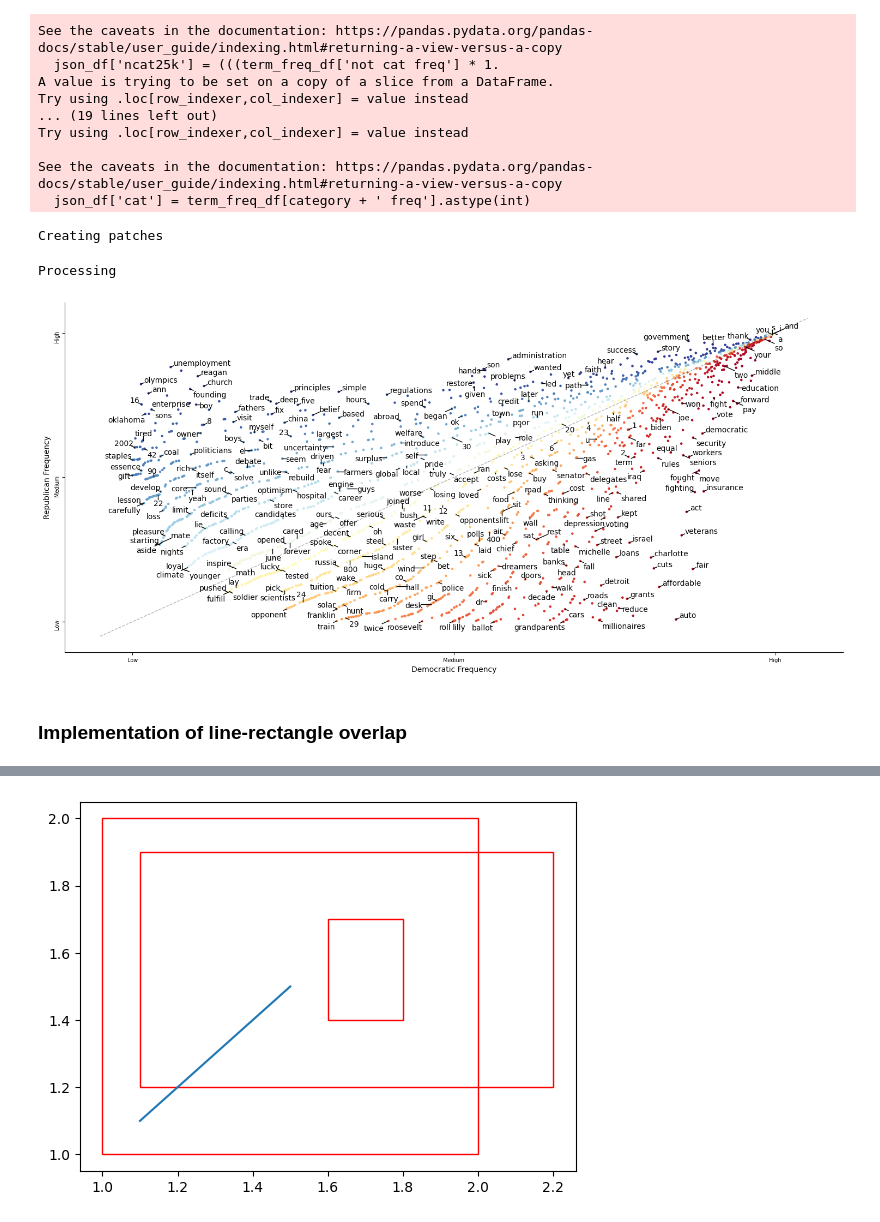
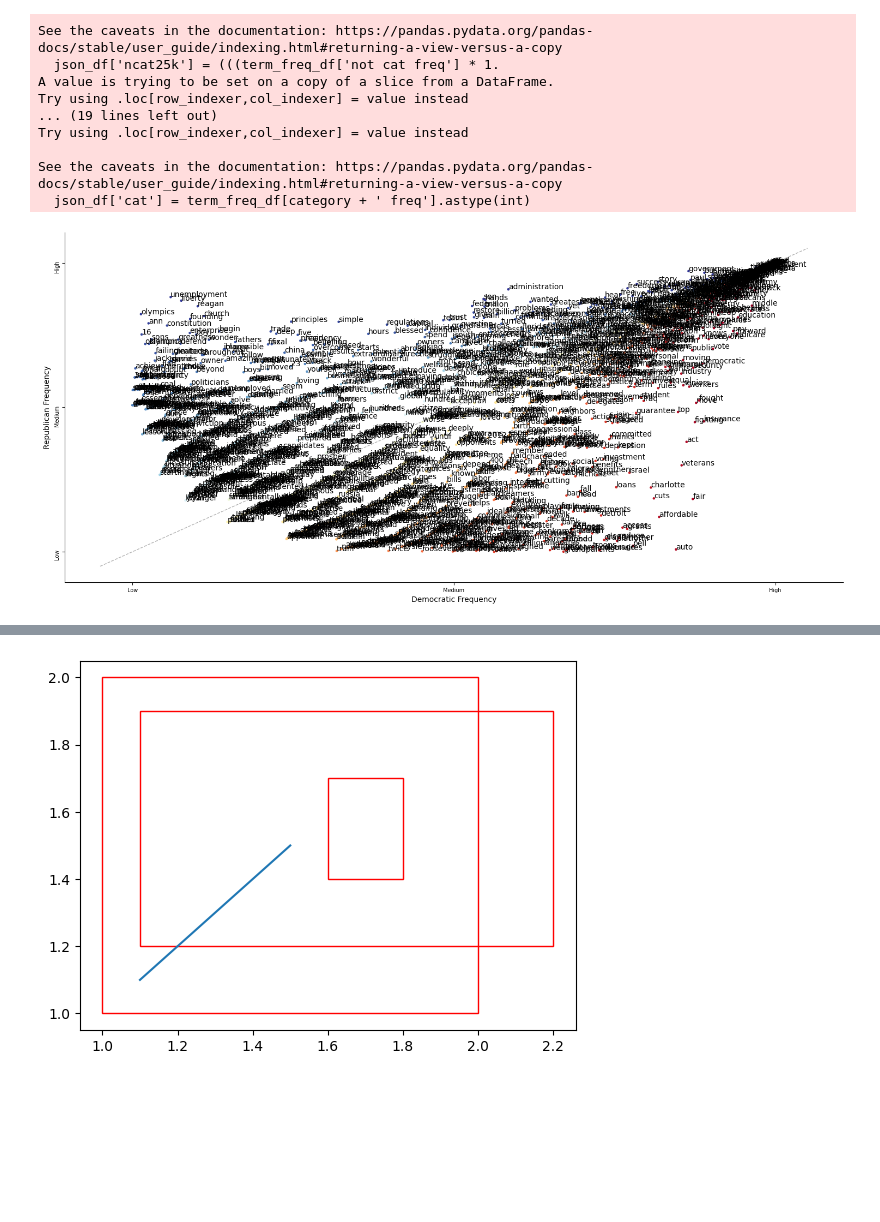
Before and after one commit to ckjellson/textalloc, a Jupyter notebook: demo.ipynb, the cells around one changed output, grey strips where cells are left out. Saved outputs shown, nothing was run; the diff lists cells and outputs as text; code cells hidden in the pictures; blank space fills up the shorter version.

Commit message:
feat: line support + docs + readme + demo

```diff
--- a/demo.ipynb
+++ b/demo.ipynb
@@ -102,0 +50,12 @@ plt.show()
+# %%
+x_line = np.array([0.0, 0.03192317, 0.04101177, 0.26085659, 0.40261173, 0.42142198, 0.87160195, 1.00349979])
+y_line = np.array([0. , 0.2, 0.2, 0.4, 0.8, 0.6, 1. , 1. ])
+text_list = ['0', '25', '50', '75', '100', '125', '150', '250']
+np.random.seed(0)
+x, y = np.random.random((2,100))
+
+fig,ax = plt.subplots(dpi=100)
+ax.plot(x_line,y_line,color="black")
+ax.scatter(x,y,c="b")
+ta.allocate_text(fig, ax, x_line, y_line, text_list, ax.get_xlim(), ax.get_ylim(), x_scatter=x, y_scatter=y, x_lines=[x_line], y_lines=[y_line], draw_lines=True)
+plt.show()
@@ -109,7 +70,7 @@ import numpy as np
 from tqdm import tqdm
 import random
 import scattertext as st
-from textalloc.find_non_overlapping import get_non_overlapping_patches
+from textalloc.non_overlapping_boxes import get_non_overlapping_boxes
 
 
 def pyplot_from_scattertext_structure(
@@ -123,6 +84,8 @@ def pyplot_from_scattertext_structure(
     xlabel,
     ylabel,
     dpi,
+    use_text_alloc=False,
+    draw_all=False,
 ):
     # Extract the data
     if sample > 0:
@@ -156,24 +119,15 @@ def pyplot_from_scattertext_structure(
     fig, ax_plot = plt.subplots(1, 1, figsize=figsize, dpi=dpi)
     plt.tight_layout()
     ax_plot.scatter(df.x, df.y, c=colors, s=scatter_size, cmap=cmap)
-
-    # Run pre-labeling to determine textbox sizes
-    print("Creating patches")
-    original_patches = []
-    for x, y, s in tqdm(zip(df.x, df.y, df.term)):
-        ann = ax_plot.text(x, y, s, size=textsize)
-        patch = ax_plot.transData.inverted().transform(
-            ann.get_tightbbox(fig.canvas.get_renderer())
-        )
-        w, h = patch[1][0] - patch[0][0], patch[1][1] - patch[0][1]
-        original_patches.append((x, y, w, h, s))
-        ann.remove()
     xlims = ax_plot.get_xlim()
     ylims = ax_plot.get_ylim()
 
     # Process extracted textboxes
-    print("Processing")
-    fig, ax_plot = ta.allocate_text(fig, ax_plot, df.x, df.y, df.term, ax_plot.get_xlim(), ax_plot.get_ylim(), x_scatter=df.x, y_scatter=df.y, draw_lines=True, distance_margin_fraction=distance_margin_fraction)
+    if use_text_alloc:
+        ta.allocate_text(fig, ax_plot, df.x, df.y, df.term, xlims, ylims, x_scatter=df.x, y_scatter=df.y, draw_lines=True, distance_margin_fraction=distance_margin_fraction, verbose=True, draw_all=draw_all)
+    else:
+        for x,y,t in zip(df.x,df.y,df.term):
+            ax_plot.text(x,y,t)
 
     # Design settings
     ax_plot.spines.right.set_visible(False)
@@ -262,20 +216,17 @@ See the caveats in the documentation: https://pandas.pydata.org/pandas-docs/stab
 # %%
 fig = pyplot_from_scattertext_structure(
     structure,
     figsize=(15, 7),
     textsize=7,
     distance_margin_fraction=0.009,
     scatter_size=5,
     cmap="RdYlBu",
     sample=0,
     xlabel="Democratic Frequency",
     ylabel="Republican Frequency",
     dpi=100,
+    use_text_alloc=False,
 )
 plt.show()
 # %% [output]
-Creating patches
-Processing
-[figure, old version]
+[figure, new version]
-# %% [markdown]
-### Implementation of line-rectangle overlap
```
Also changed, not shown: parts of 12 cells of this notebook, 12 other files.
